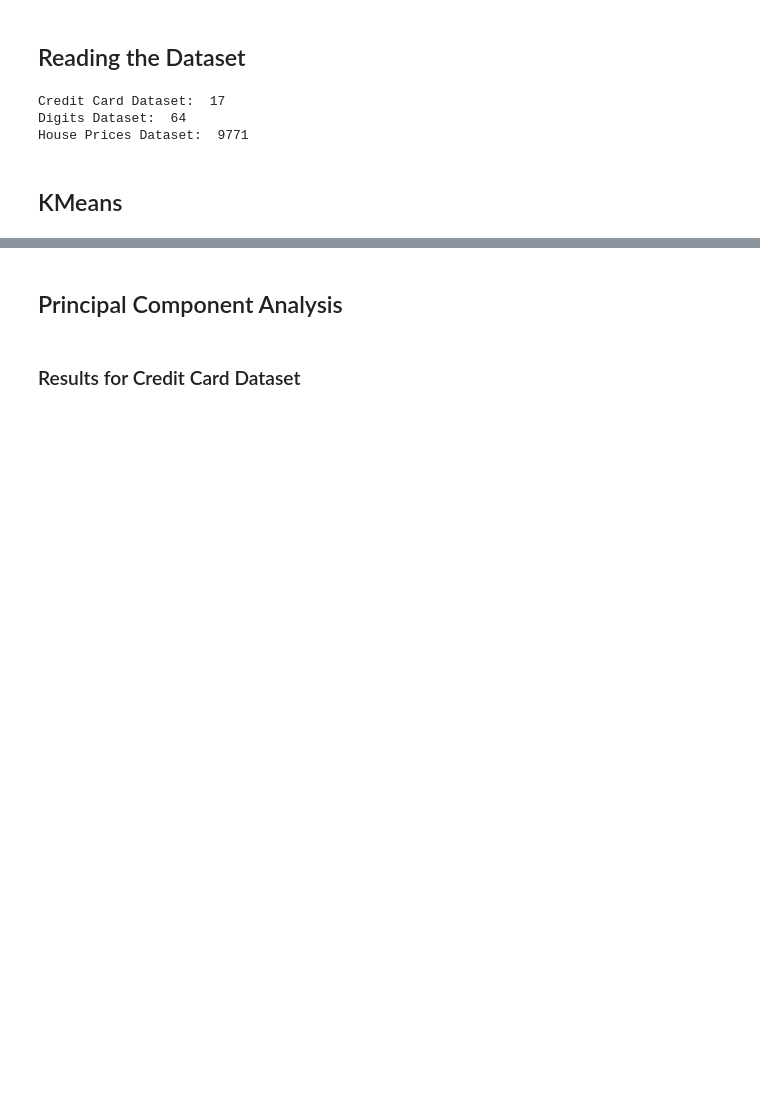
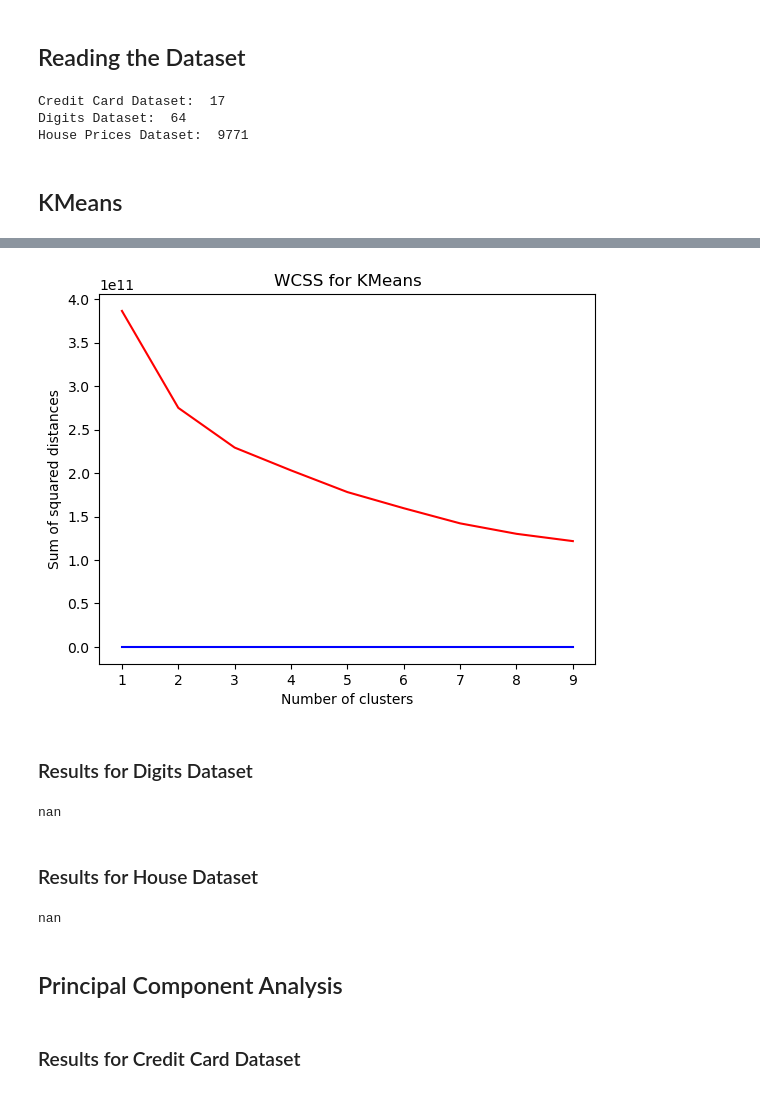
Before and after one commit to shivi-9/DimensionReductionforClustering, a Jupyter notebook: Code.ipynb, the cells around one changed output, grey strips where cells are left out. Drawn from its saved outputs; the diff is of its cells as text; code cells hidden in the pictures; blank space fills up the shorter version.

```diff
--- a/Code.ipynb
+++ b/Code.ipynb
@@ -82,0 +99,6 @@ def kmeans_implementation(X, X_reduced):
+# %%
+fa = FactorAnalyzer()
+fa.set_params(n_factors = 8, rotation = "varimax")
+fa.fit(cc)
+loadings = fa.loadings_
+df_fa_cc = pd.DataFrame({'Column1': fa.loadings_[:, 0], 'Column2': fa.loadings_[:, 1], 'Column3': fa.loadings_[:, 2], 'Column4': fa.loadings_[:, 3], 'Column5': fa.loadings_[:, 4], 'Column6': fa.loadings_[:, 5]})
@@ -83,3 +114,48 @@ def kmeans_implementation(X, X_reduced):
+# %%
+fa_list = []
+cc_list = []
+
+
+K = range(1, 10)
+
+for k in range(1, 10):
+
+
+    kmeans = KMeans(n_clusters=k,  init = 'k-means++', random_state = 48)
+    kmeans.fit(cc)
+    cc_list.append(kmeans.inertia_)
+
+for k in range(1, 10):
+
+
+    kmeans_fa = KMeans(n_clusters=k,  init = 'k-means++', random_state = 48)
+    kmeans_fa.fit(df_fa_cc)
+    fa_list.append(kmeans_fa.inertia_)
+
+
+
+plt.plot(K,cc_list, c='red')
+plt.plot(K,fa_list, c='blue')
+plt.xlabel('Number of clusters')
+plt.ylabel('Sum of squared distances')
+plt.title('WCSS for KMeans')
+plt.show()
+# %% [output]
+[figure, added]
+# %% [markdown]
+### Results for Digits Dataset
+# %%
+kmo_all,kmo_model=calculate_kmo(digits)
+kmo_model
+# %% [output]
+nan
+# %% [markdown]
+### Results for House Dataset
+# %%
+kmo_all,kmo_model=calculate_kmo(house_prices)
+kmo_model
+# %% [output]
+nan
 # %% [markdown]
 ## Principal Component Analysis
 # %%
```
Also changed, not shown: parts of 8 cells of this notebook, 3 other files.
